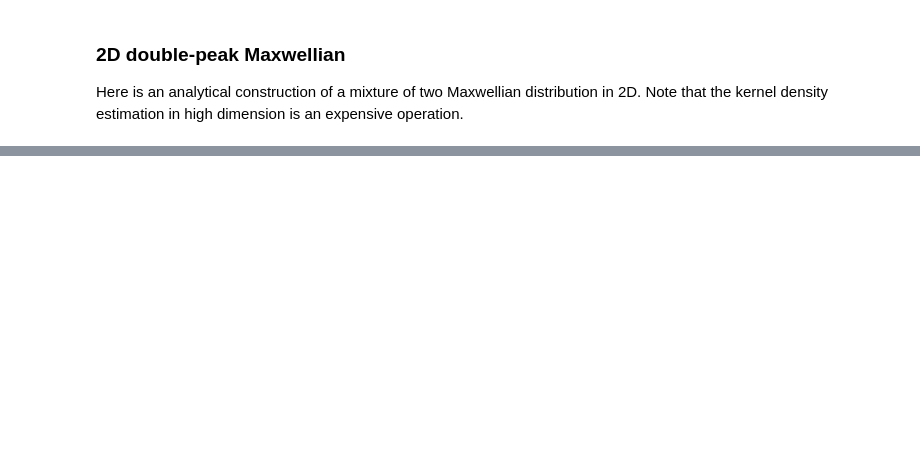
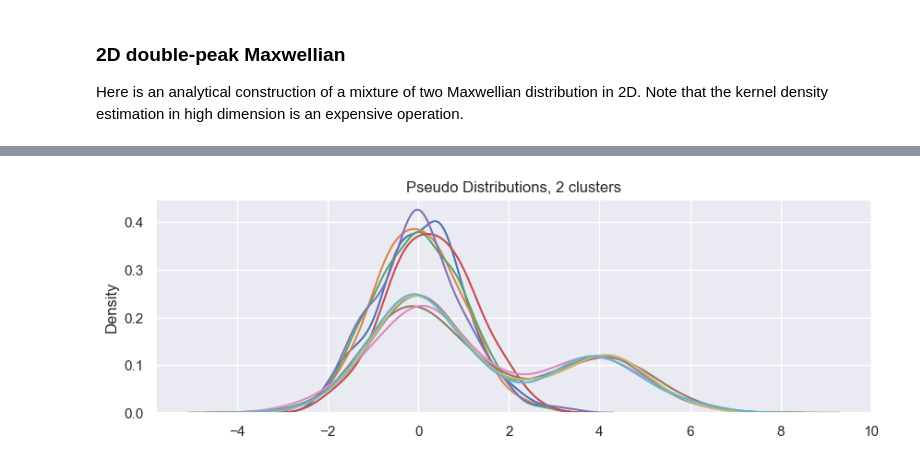
Before and after one commit to henry2004y/vdfpy, a Jupyter notebook: docs/generator.ipynb, the cells around one changed output, grey strips where cells are left out. Drawn from its saved outputs; the diff is of its cells as text; code cells hidden in the pictures; blank space fills up the shorter version.

Commit message:
Add pseudo data generator and demos

```diff
--- a/docs/generator.ipynb
+++ b/docs/generator.ipynb
@@ -98,0 +127,10 @@ sns.kdeplot(df_double_peak_2d, x="x", y="y")
+# %%
+from vdfpy.generator import make_clusters
+
+df = make_clusters(n_clusters=2, n_dims=1, n_points=1000, n_samples=10)
+# %%
+hp = sns.kdeplot(df["particle velocity"][0])
+[sns.kdeplot(d,) for d in df["particle velocity"][1:]]
+hp.set(title="Pseudo distributions, 2 clusters");
+# %% [output]
+[figure, added]
```
Also changed, not shown: parts of 16 cells of this notebook, 6 other files.
